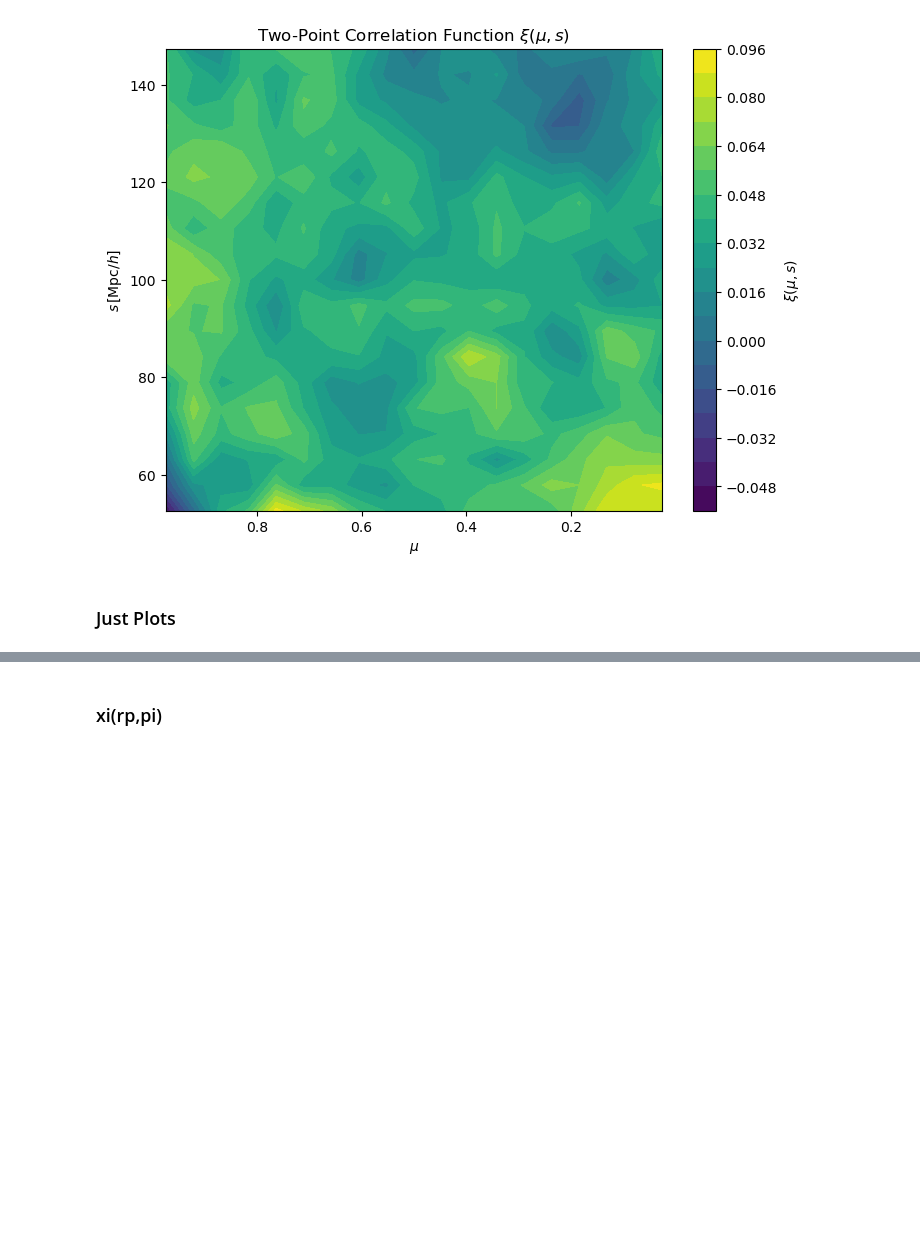
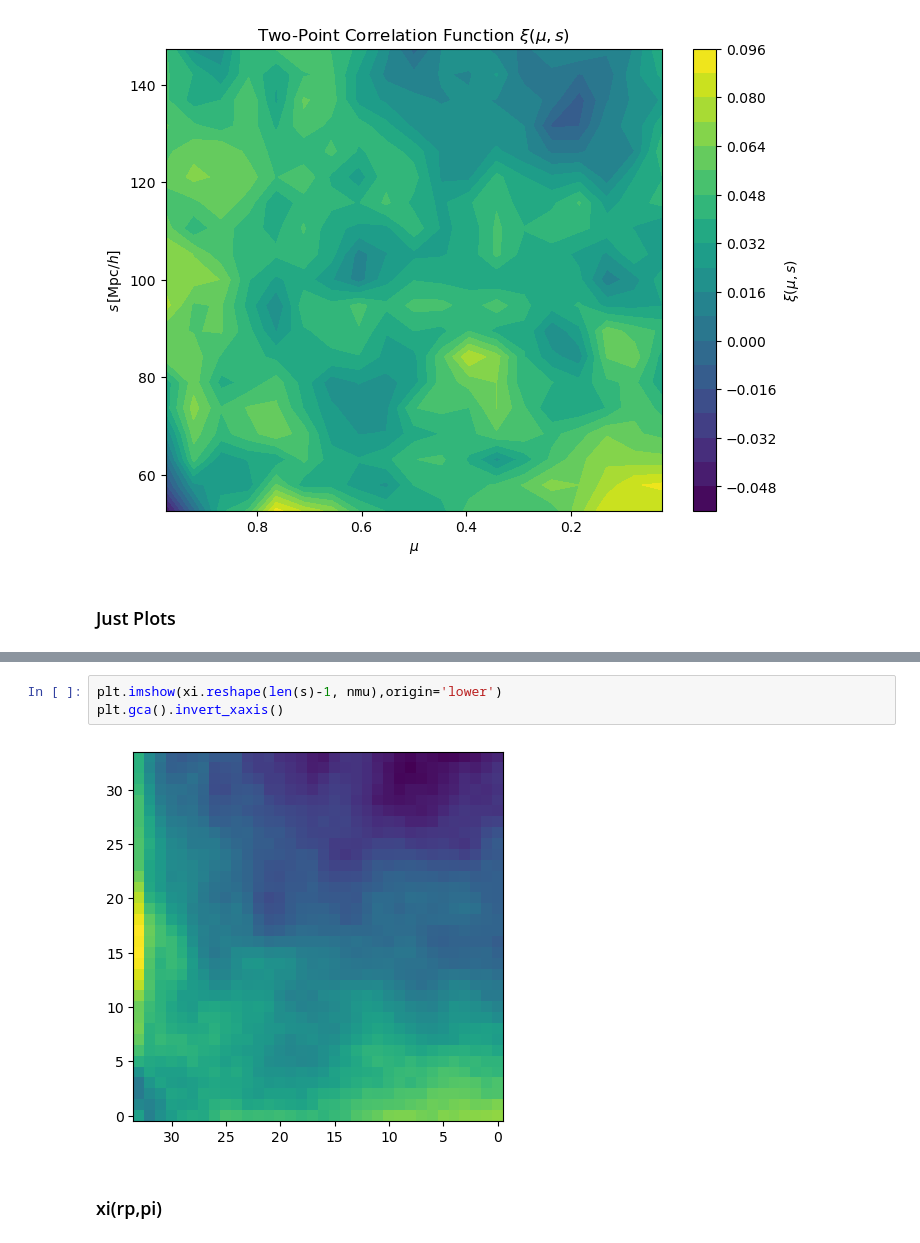
Before and after one commit to FedeDavilaKurban/filbao, a Jupyter notebook: 2dcorr_corrfunc.ipynb, the cells around one changed output, grey strips where cells are left out. Saved outputs shown, nothing was run; the diff lists cells and outputs as text; blank space fills up the shorter version.

```diff
--- a/2dcorr_corrfunc.ipynb
+++ b/2dcorr_corrfunc.ipynb
@@ -396,3 +565,8 @@ if __name__ == "__main__":
+# %%
+plt.imshow(xi.reshape(len(s)-1, nmu),origin='lower')
+plt.gca().invert_xaxis()
+# %% [output]
+[figure, added]
 # %% [markdown]
 ### xi(rp,pi)
 # %%
```
Also changed, not shown: parts of 10 cells of this notebook, 3 other files.
